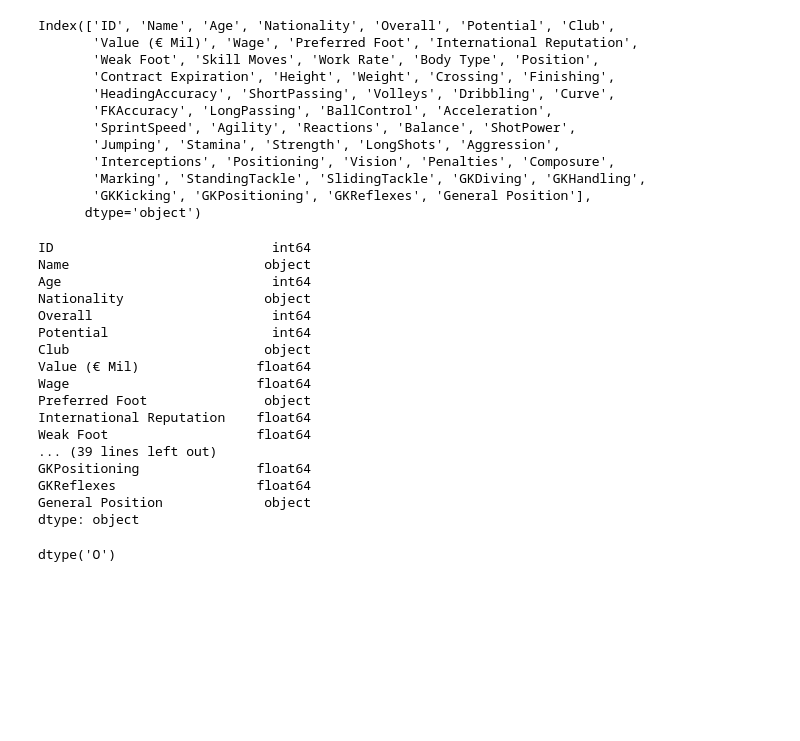
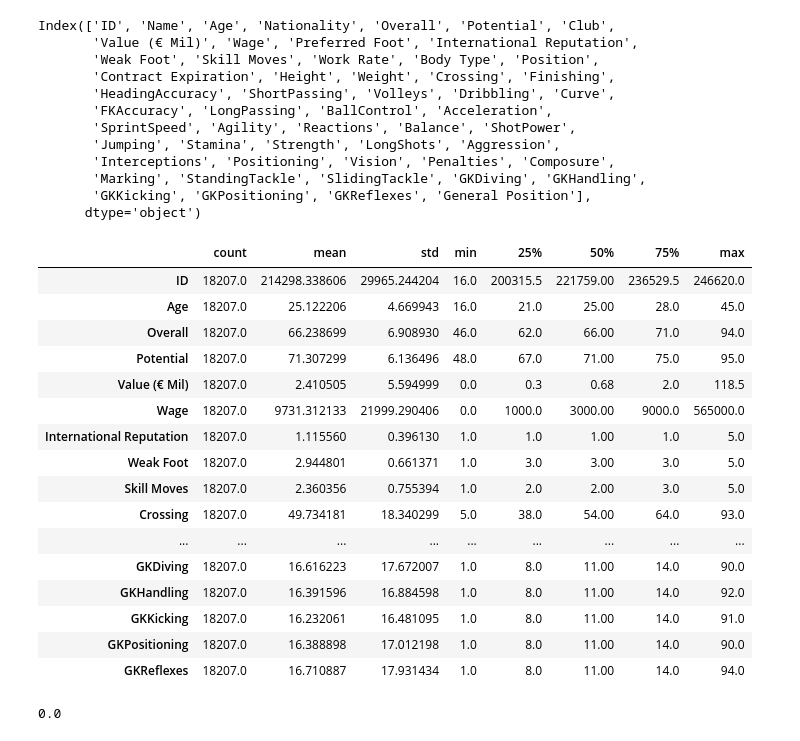
Before and after one commit to edwardedishire/Capstone-Project, a Jupyter notebook: code/(1) EDA.ipynb, the cells around one changed output. Saved outputs shown, nothing was run; the diff lists cells and outputs as text; code cells hidden in the pictures; blank space fills up the shorter version.

```diff
--- a/code/(1) EDA.ipynb
+++ b/code/(1) EDA.ipynb
@@ -1094,27 +1094,27 @@ Index(['ID', 'Name', 'Age', 'Nationality', 'Overall', 'Potential', 'Club',
        'Marking', 'StandingTackle', 'SlidingTackle', 'GKDiving', 'GKHandling',
        'GKKicking', 'GKPositioning', 'GKReflexes', 'General Position'],
       dtype='object')
-# %%
-df.dtypes
-# %% [output]
-ID                            int64
-Name                         object
-Age                           int64
-Nationality                  object
-Overall                       int64
-Potential                     int64
-Club                         object
-Value (€ Mil)               float64
-Wage                        float64
-Preferred Foot               object
-International Reputation    float64
-Weak Foot                   float64
-... (39 lines left out)
-GKPositioning               float64
-GKReflexes                  float64
-General Position             object
-dtype: object
-# %%
-df.Height.dtypes
-# %% [output]
-dtype('O')
+# %%
+df.describe().T
+# %% [output]
+|  | count | mean | std | min | 25% | 50% | 75% | max |
+| ID | 18207.0 | 214298.338606 | 29965.244204 | 16.0 | 200315.5 | 221759.00 | 236529.5 | 246620.0 |
+| Age | 18207.0 | 25.122206 | 4.669943 | 16.0 | 21.0 | 25.00 | 28.0 | 45.0 |
+| Overall | 18207.0 | 66.238699 | 6.908930 | 46.0 | 62.0 | 66.00 | 71.0 | 94.0 |
+| Potential | 18207.0 | 71.307299 | 6.136496 | 48.0 | 67.0 | 71.00 | 75.0 | 95.0 |
+| Value (€ Mil) | 18207.0 | 2.410505 | 5.594999 | 0.0 | 0.3 | 0.68 | 2.0 | 118.5 |
+| Wage | 18207.0 | 9731.312133 | 21999.290406 | 0.0 | 1000.0 | 3000.00 | 9000.0 | 565000.0 |
+| International Reputation | 18207.0 | 1.115560 | 0.396130 | 1.0 | 1.0 | 1.00 | 1.0 | 5.0 |
+| Weak Foot | 18207.0 | 2.944801 | 0.661371 | 1.0 | 3.0 | 3.00 | 3.0 | 5.0 |
+| Skill Moves | 18207.0 | 2.360356 | 0.755394 | 1.0 | 2.0 | 2.00 | 3.0 | 5.0 |
+| Crossing | 18207.0 | 49.734181 | 18.340299 | 5.0 | 38.0 | 54.00 | 64.0 | 93.0 |
+| ... | ... | ... | ... | ... | ... | ... | ... | ... |
+| GKDiving | 18207.0 | 16.616223 | 17.672007 | 1.0 | 8.0 | 11.00 | 14.0 | 90.0 |
+| GKHandling | 18207.0 | 16.391596 | 16.884598 | 1.0 | 8.0 | 11.00 | 14.0 | 92.0 |
+| GKKicking | 18207.0 | 16.232061 | 16.481095 | 1.0 | 8.0 | 11.00 | 14.0 | 91.0 |
+| GKPositioning | 18207.0 | 16.388898 | 17.012198 | 1.0 | 8.0 | 11.00 | 14.0 | 90.0 |
+| GKReflexes | 18207.0 | 16.710887 | 17.931434 | 1.0 | 8.0 | 11.00 | 14.0 | 94.0 |
+# %%
+df['Wage'].min()
+# %% [output]
+0.0
```
Also changed, not shown: parts of 1 cell of this notebook, 3 other files.
